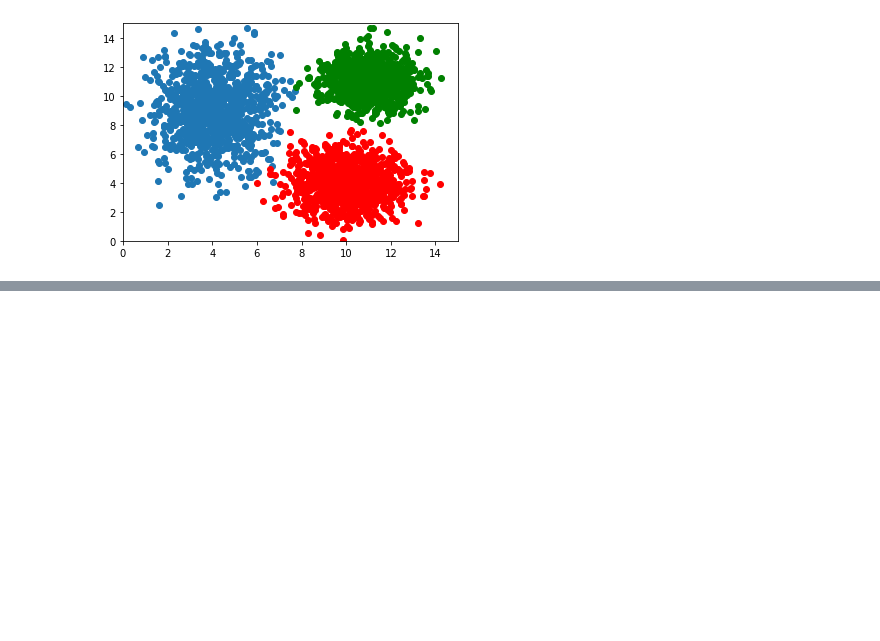
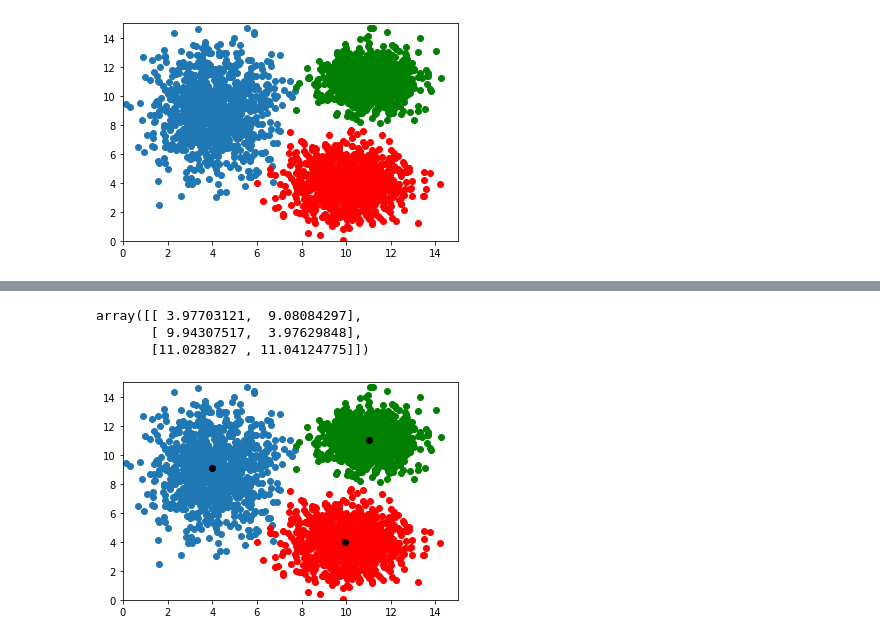
Before and after one commit to skoldinov/deconstructed, a Jupyter notebook: unsupervised/k-means.ipynb, the cells around one changed output, grey strips where cells are left out. Saved outputs shown, nothing was run; the diff lists cells and outputs as text; code cells hidden in the pictures; blank space fills up the shorter version.

```diff
--- a/unsupervised/k-means.ipynb
+++ b/unsupervised/k-means.ipynb
@@ -21,6 +22,12 @@ X2_c2 = rng.normal(loc=4.0, scale=1.3, size=1000)
 
 X1_c3 = rng.normal(loc=11.0, scale=1.0, size=1000)
 X2_c3 = rng.normal(loc=11.0, scale=1.0, size=1000)
+# %%
+# Concatenate all of the datapoints together
+c1 = np.column_stack([X1_c1, X2_c1])
+c2 = np.column_stack([X1_c2, X2_c2])
+c3 = np.column_stack([X1_c3, X2_c3])
+data = np.concatenate([c1, c2, c3])
 # %%
 plt.scatter(X1_c1, X2_c1)
 plt.scatter(X1_c2, X2_c2, c='red')
@@ -66,0 +99,4 @@ class KMeans:
+# %%
+kmeans = KMeans(k=3)
+# %%
+kmeans.fit(data)
@@ -66,0 +116,16 @@ class KMeans:
+# %%
+kmeans.centroids
+# %% [output]
+array([[ 3.97703121,  9.08084297],
+       [ 9.94307517,  3.97629848],
+       [11.0283827 , 11.04124775]])
+# %%
+plt.scatter(X1_c1, X2_c1)
+plt.scatter(X1_c2, X2_c2, c='red')
+plt.scatter(X1_c3, X2_c3, c='green')
+plt.scatter(kmeans.centroids[:, 0],  kmeans.centroids[:, 1], c='black')
+plt.xlim(0, 15)
+plt.ylim(0, 15)
+plt.show()
+# %% [output]
+[figure, added]
```
Also changed, not shown: parts of 3 cells of this notebook.
